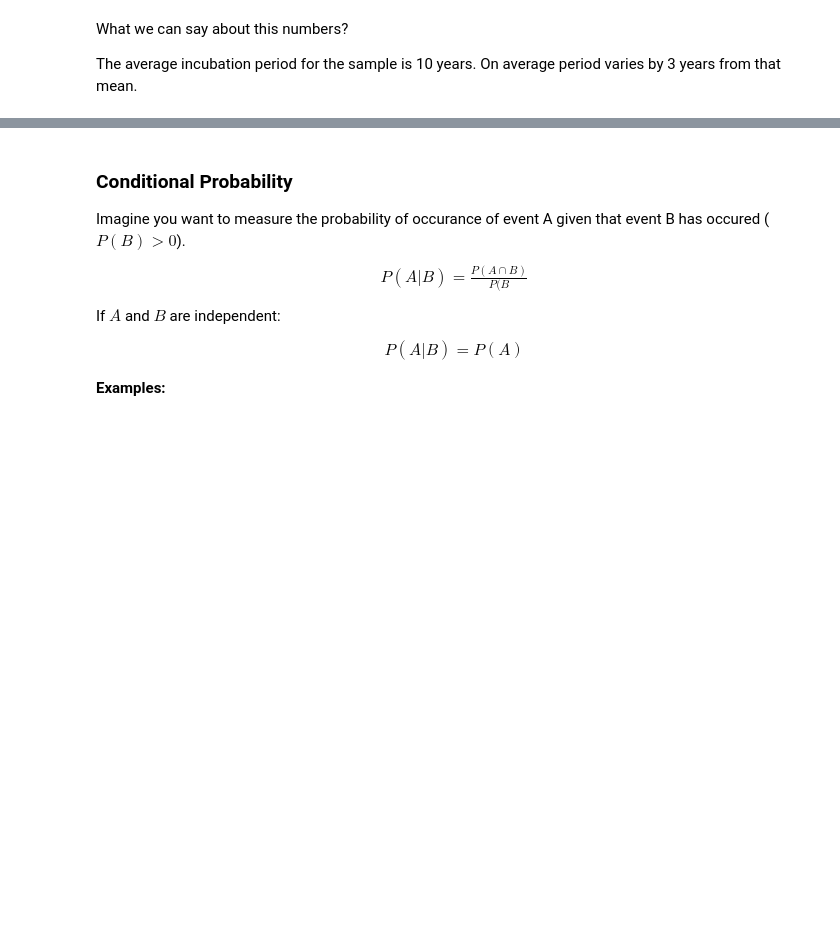
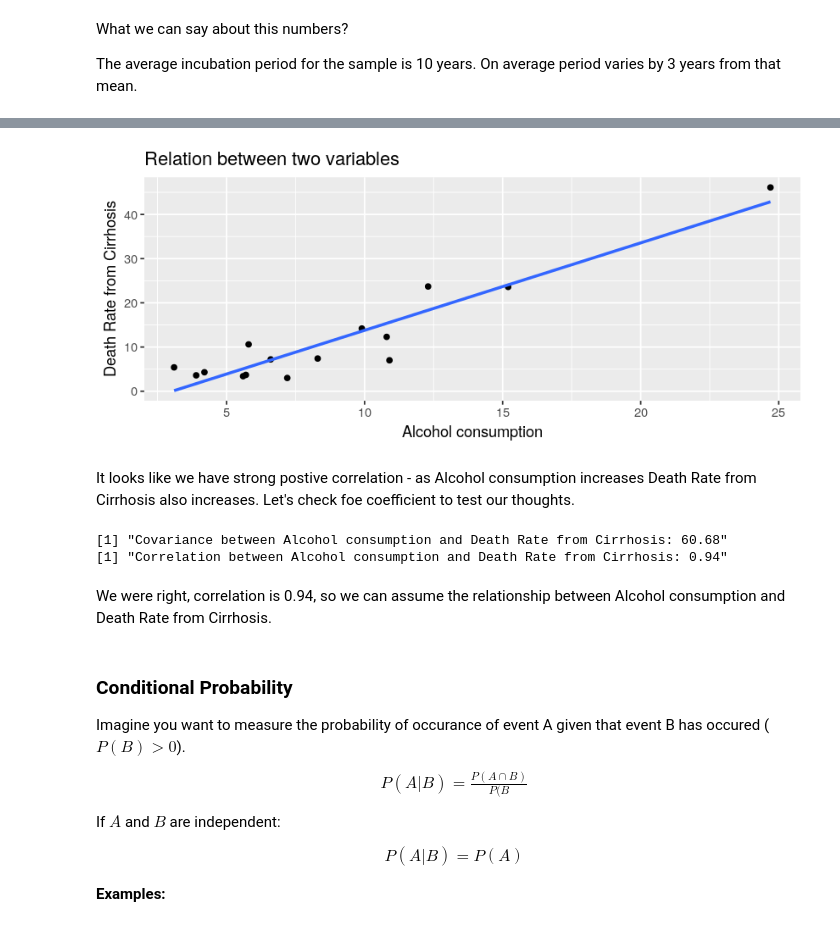
Before and after one commit to ahmetgunduz/biostatistics-in-r, a Jupyter notebook: biostatistics_pt1.ipynb, the cells around one changed output, grey strips where cells are left out. Drawn from its saved outputs; the diff is of its cells as text; code cells hidden in the pictures; blank space fills up the shorter version.

```diff
--- a/biostatistics_pt1.ipynb
+++ b/biostatistics_pt1.ipynb
@@ -274,3 +361,28 @@ The average incubation period for the sample is 10 years. On average period vari
+# %%
+X <- c(24.7, 15.2, 12.3, 10.9, 10.8, 9.9, 8.3, 7.2, 6.6, 5.8, 5.7, 5.6, 4.2, 3.9, 3.1)
+Y <- c(46.1, 23.6, 23.7, 7, 12.3, 14.2, 7.4, 3.0, 7.2, 10.6, 3.7, 3.4, 4.3, 3.6, 5.4)
+
+df <- data.frame(X, Y)
+
+## Good way to visualize the connection is to draw a scatter plot
+ggplot(df, aes(x=X, y=Y)) +
+    geom_point() +
+    geom_smooth(method=lm, se=FALSE) +
+    labs(x = "Alcohol consumption",
+         y = "Death Rate from Cirrhosis",
+         title = "Relation between two variables")
+# %% [output]
+[figure, added]
+# %% [markdown]
+It looks like we have strong postive correlation - as Alcohol consumption increases Death Rate from Cirrhosis also increases. Let's check foe coefficient to test our thoughts.
+# %%
+print(paste0("Covariance between Alcohol consumption and Death Rate from Cirrhosis: ", round(cov(X, Y), 2)))
+print(paste0("Correlation between Alcohol consumption and Death Rate from Cirrhosis: ", round(cor(X, Y), 2)))
+# %% [output]
+[1] "Covariance between Alcohol consumption and Death Rate from Cirrhosis: 60.68"
+[1] "Correlation between Alcohol consumption and Death Rate from Cirrhosis: 0.94"
+# %% [markdown]
+We were right, correlation is 0.94, so we can assume the relationship between Alcohol consumption and Death Rate from Cirrhosis.
 # %% [markdown]
 ### <a id='condprob'>Conditional Probability</a>
 
```
Also changed, not shown: parts of 10 cells of this notebook.
